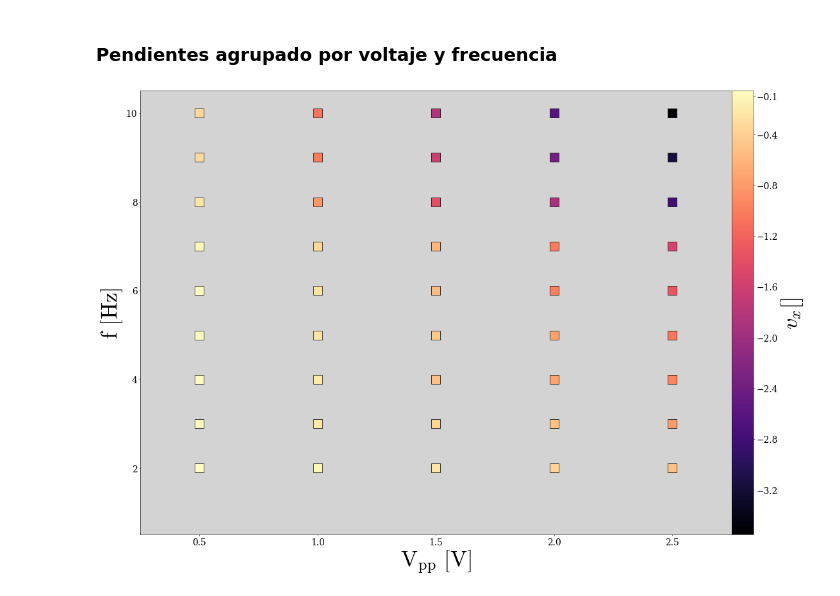
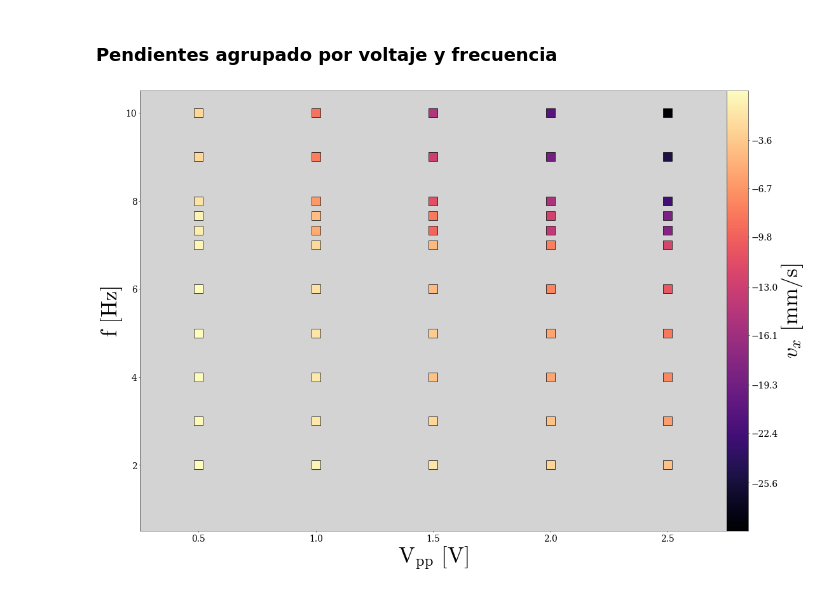
Before and after one commit to gardianc/Nado-ondulatorio, a Jupyter notebook: fit-slopes.ipynb, the cells around one changed output. Drawn from its saved outputs; the diff is of its cells as text; code cells hidden in the pictures.

```diff
--- a/fit-slopes.ipynb
+++ b/fit-slopes.ipynb
@@ -51,15 +51,15 @@ colorscale_f = plt.cm.ScalarMappable(norm_f, cmap_f)
 freq_marker = MarkerStyle("o", fillstyle="left")
 volt_marker = MarkerStyle("o", fillstyle="right")
 
-currHz_array = ['2Hz','3Hz','4Hz','5Hz','6Hz','7Hz', '8Hz', '9Hz', '10Hz'] #We create a frequency array
+currVolt_array = ['500mVpp','1,00Vpp','1,50Vpp','2,00Vpp','2,50Vpp'] #We create a volt tag array
 # %% [markdown]
 ### Pendiente en función de frecuencia
 # %%
 fig, ax = plt.subplots()
 
-for currHz in currHz_array:
+for currVolt in currVolt_array:
 
-    df_namelist = filenamelist[filenamelist['name'].str.contains(currHz)] #We get the filenames corresponding to the frequency chosen
+    df_namelist = filenamelist[filenamelist['name'].str.contains(currVolt)] #We get the filenames corresponding to the voltage chosen
     filtered_namelist = df_namelist['name'] #We get the names of those files
 
 
@@ -71,7 +71,7 @@ for currHz in currHz_array:
         s = filename.split('.')[0].split('-')
         v,f = s[0],s[1]
         vval = (float(v.split('V')[0].replace(',','.')) if 'mV' not in v else float(v.split('mV')[0].replace(',','.'))*1e-3)
-        fval = float(f.split('Hz')[0])
+        fval = float(f.split('Hz')[0].replace(',','.'))
 
         #Setting colors for our datapoints
         freq_color = cmap_f(norm_f(fval))
@@ -89,6 +89,7 @@ for currHz in currHz_array:
         ax.errorbar(fval, popt[0], markerfacecolor = volt_color, fmt='o',
                     yerr = err_popt[0], xerr = None, color = 'k', ecolor = 'k',
                     ms=20, elinewidth=2, lw=3, capsize=10)
+    ax.plot(fval, popt[0], color = volt_color)
         # ax.errorbar(vval, popt[0], markerfacecolor = freq_color, fmt='o',
         #         yerr = err_popt[0], xerr = None, color = 'k', ecolor = 'k',
         #         ms=20, elinewidth=2, lw=3, capsize=10)
@@ -110,7 +111,7 @@ cbar_term.ax.set_ylabel('Voltaje de entrada',labelpad=40)
 
 #Axes configuration
 ax.set_xlabel(f'$\\text{{f}}$ $[\\text{{Hz}}]$')
-ax.set_ylabel(f'$v_x [\\text{{}}]$')
+ax.set_ylabel(f'$v_x$ $[\\text{{mm/s}}]$')
 
 fig.tight_layout()
 # fig.savefig(f'pendiente-en-funcion-de-frecuencia.svg', bbox_inches='tight')
@@ -123,9 +124,9 @@ fig.tight_layout()
 #We plot everything on the same two plots
 fig, ax = plt.subplots()
 
-for currHz in currHz_array:
+for currVolt in currVolt_array:
 
-    df_namelist = filenamelist[filenamelist['name'].str.contains(currHz)] #We get the filenames corresponding to the frequency chosen
+    df_namelist = filenamelist[filenamelist['name'].str.contains(currVolt)] #We get the filenames corresponding to the frequency chosen
     filtered_namelist = df_namelist['name'] #We get the names of those files
 
 
@@ -137,7 +138,7 @@ for currHz in currHz_array:
         s = filename.split('.')[0].split('-')
         v,f = s[0],s[1]
         vval = (float(v.split('V')[0].replace(',','.')) if 'mV' not in v else float(v.split('mV')[0].replace(',','.'))*1e-3)
-        fval = float(f.split('Hz')[0])
+        fval = float(f.split('Hz')[0].replace(',','.'))
 
         #Setting colors for our datapoints
         freq_color = cmap_f(norm_f(fval))
@@ -161,7 +162,7 @@ cbar_term.ax.set_ylabel('Frecuencia de forzado',labelpad=40)
 
 #Axes configuration
 ax.set_xlabel(f'$\\text{{V}}_{{\\text{{pp}}}}$ $[\\text{{V}}]$')
-ax.set_ylabel(f'$v_x [\\text{{}}]$')
+ax.set_ylabel(f'$v_x$ $[\\text{{mm/s}}]$')
 
 fig.tight_layout()
 # fig.savefig(f'pendiente-en-funcion-de-voltaje.svg', bbox_inches='tight')
@@ -173,9 +174,9 @@ fig.tight_layout()
 # %%
 volt_freq_map = dict()
 
-for currHz in currHz_array:
+for currVolt in currVolt_array:
 
-    df_namelist = filenamelist[filenamelist['name'].str.contains(currHz)] #We get the filenames corresponding to the frequency chosen
+    df_namelist = filenamelist[filenamelist['name'].str.contains(currVolt)] #We get the filenames corresponding to the frequency chosen
     filtered_namelist = df_namelist['name'] #We get the names of those files
 
 
@@ -187,7 +188,7 @@ for currHz in currHz_array:
         s = filename.split('.')[0].split('-')
         v,f = s[0],s[1]
         vval = (float(v.split('V')[0].replace(',','.')) if 'mV' not in v else float(v.split('mV')[0].replace(',','.'))*1e-3)
-        fval = float(f.split('Hz')[0])
+        fval = float(f.split('Hz')[0].replace(',','.'))
 
         #Setting colors for our datapoints
         freq_color = cmap_f(norm_f(fval))
@@ -207,32 +208,32 @@ pd.DataFrame(volt_freq_map.values(), index = volt_freq_map.keys(), columns=['vol
 # %%
 fig, ax = plt.subplots()
 
 df_slopes = pd.read_csv('slope-volt-freq-map.csv')
 
 min_slope = df_slopes['slope'].min()
 max_slope = df_slopes['slope'].max()
 
 norm = plt.Normalize(min_slope, max_slope)
 cmap = plt.colormaps.get_cmap('magma')
 colorscale = plt.cm.ScalarMappable(norm, cmap)
 
 
 for s,v,f in df_slopes.values:
     slope_color = cmap(norm(s))
     ax.errorbar(v, f, markerfacecolor = slope_color, fmt='s',
         yerr = None, xerr = None, color = 'k', ecolor = 'k',
         ms=20, elinewidth=2, lw=3, capsize=10)
 
 ax.set_ylim(0.5,10.5)
 ax.set_xlim(0.25,2.75)
 
 plt.colorbar(colorscale, ax=ax, location='right', orientation='vertical', pad=0,
-            label = '$v_x []$',
+            label = f'$v_x$ $[\\text{{mm/s}}]$',
             ticks = np.round(np.linspace(min_slope, max_slope, 10),1)
         )
 
 ax.set_xlabel(f'$\\text{{V}}_{{\\text{{pp}}}}$ $[\\text{{V}}]$')
 ax.set_ylabel(f'$\\text{{f}}$ $[\\text{{Hz}}]$')
 ax.grid()
 # %% [output]
-[figure, old version]
+[figure, new version]
```
Also changed, not shown: parts of 2 cells of this notebook.
